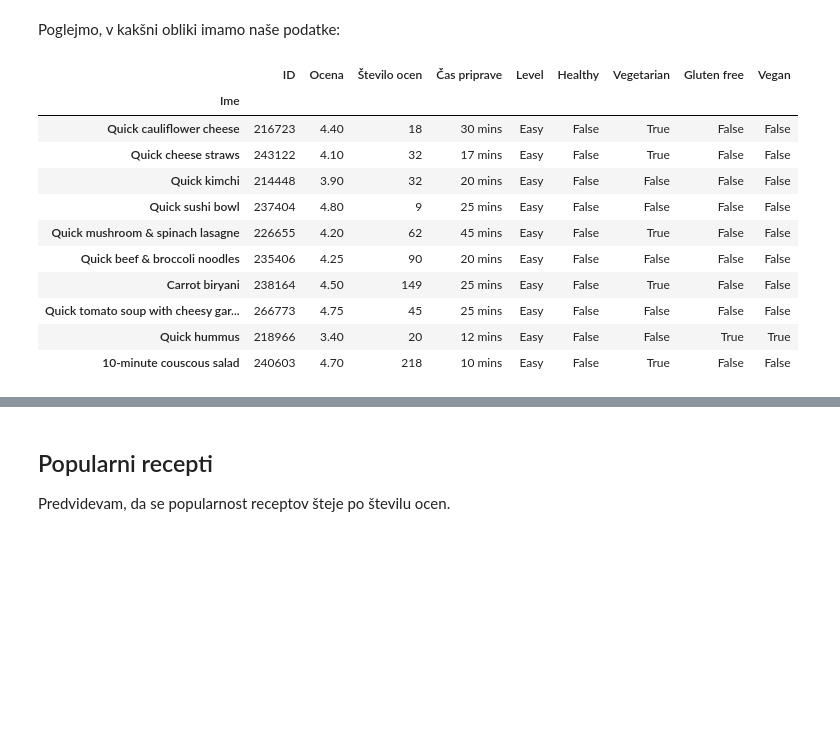
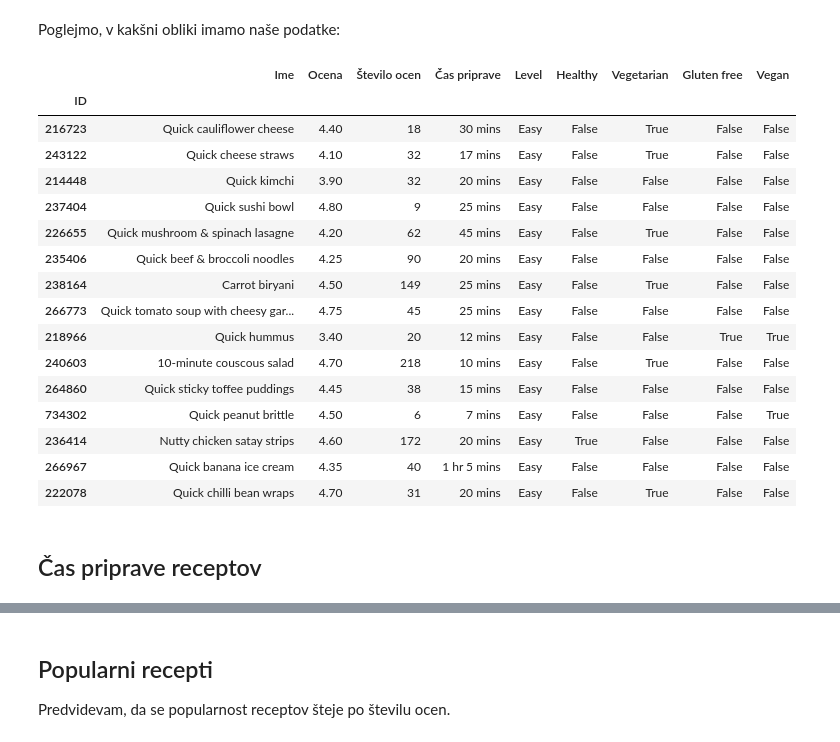
Before and after one commit to MEGLICKA/Projekt-UVP, a Jupyter notebook: recepti.ipynb, the cells around one changed output, grey strips where cells are left out. Cells and saved outputs as stored; diff of their text form; code cells hidden in the pictures; blank space fills up the shorter version.

```diff
--- a/recepti.ipynb
+++ b/recepti.ipynb
@@ -3,22 +3,31 @@
 V tej datoteki bom izvedla analizo podatkov, pridobljenih s spletne strani Good Food. Stran ponuja širok nabor receptov za vse okuse in priložnosti, od preprostih vsakodnevnih obrokov do zapletenih gurmanskih specialitet. Vsak recept vsebuje informacije o zahtevnosti priprave, oceni in primernosti za različne diete.
 # %%
 import pandas as pd
+import matplotlib.pyplot as plt
+import re
 
-recepti = pd.read_csv("Projekt-UVP/Recepti.csv", index_col="Ime")
+recepti = pd.read_csv("Projekt-UVP/Recepti.csv", index_col="ID")
 # %% [markdown]
 Poglejmo, v kakšni obliki imamo naše podatke:
 # %%
-recepti.head(10)
+recepti.head(15)
 # %% [output]
-|  | ID | Ocena | Število ocen | Čas priprave | Level | Healthy | Vegetarian | Gluten free | Vegan |
-| Ime |  |  |  |  |  |  |  |  |  |
-| Quick cauliflower cheese | 216723 | 4.40 | 18 | 30 mins | Easy | False | True | False | False |
-| Quick cheese straws | 243122 | 4.10 | 32 | 17 mins | Easy | False | True | False | False |
-| Quick kimchi | 214448 | 3.90 | 32 | 20 mins | Easy | False | False | False | False |
-| Quick sushi bowl | 237404 | 4.80 | 9 | 25 mins | Easy | False | False | False | False |
-| Quick mushroom & spinach lasagne | 226655 | 4.20 | 62 | 45 mins | Easy | False | True | False | False |
-| Quick beef & broccoli noodles | 235406 | 4.25 | 90 | 20 mins | Easy | False | False | False | False |
-| Carrot biryani | 238164 | 4.50 | 149 | 25 mins | Easy | False | True | False | False |
-| Quick tomato soup with cheesy gar... | 266773 | 4.75 | 45 | 25 mins | Easy | False | False | False | False |
-| Quick hummus | 218966 | 3.40 | 20 | 12 mins | Easy | False | False | True | True |
-| 10-minute couscous salad | 240603 | 4.70 | 218 | 10 mins | Easy | False | True | False | False |
+|  | Ime | Ocena | Število ocen | Čas priprave | Level | Healthy | Vegetarian | Gluten free | Vegan |
+| ID |  |  |  |  |  |  |  |  |  |
+| 216723 | Quick cauliflower cheese | 4.40 | 18 | 30 mins | Easy | False | True | False | False |
+| 243122 | Quick cheese straws | 4.10 | 32 | 17 mins | Easy | False | True | False | False |
+| 214448 | Quick kimchi | 3.90 | 32 | 20 mins | Easy | False | False | False | False |
+| 237404 | Quick sushi bowl | 4.80 | 9 | 25 mins | Easy | False | False | False | False |
+| 226655 | Quick mushroom & spinach lasagne | 4.20 | 62 | 45 mins | Easy | False | True | False | False |
+| 235406 | Quick beef & broccoli noodles | 4.25 | 90 | 20 mins | Easy | False | False | False | False |
+| 238164 | Carrot biryani | 4.50 | 149 | 25 mins | Easy | False | True | False | False |
+| 266773 | Quick tomato soup with cheesy gar... | 4.75 | 45 | 25 mins | Easy | False | False | False | False |
+| 218966 | Quick hummus | 3.40 | 20 | 12 mins | Easy | False | False | True | True |
+| 240603 | 10-minute couscous salad | 4.70 | 218 | 10 mins | Easy | False | True | False | False |
+| 264860 | Quick sticky toffee puddings | 4.45 | 38 | 15 mins | Easy | False | False | False | False |
+| 734302 | Quick peanut brittle | 4.50 | 6 | 7 mins | Easy | False | False | False | True |
+| 236414 | Nutty chicken satay strips | 4.60 | 172 | 20 mins | Easy | True | False | False | False |
+| 266967 | Quick banana ice cream | 4.35 | 40 | 1 hr 5 mins | Easy | False | False | False | False |
+| 222078 | Quick chilli bean wraps | 4.70 | 31 | 20 mins | Easy | False | True | False | False |
+# %% [markdown]
+## Čas priprave receptov
```
Also changed, not shown: parts of 19 cells of this notebook.
